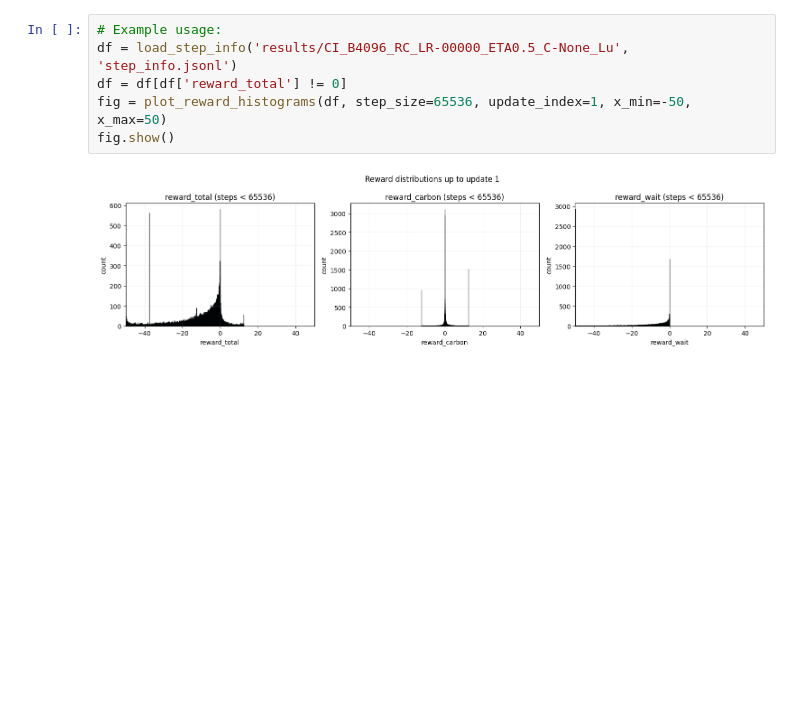
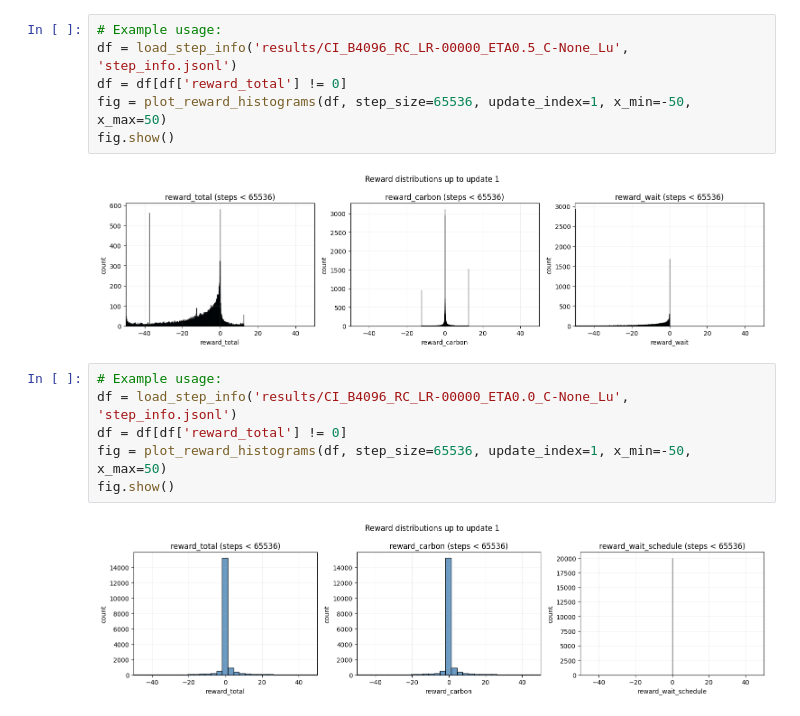
Before and after one commit to dadyownes15/green-hpc-scheduler, a Jupyter notebook: reward_analysis.ipynb, the cells around one changed output. Saved outputs shown, nothing was run; the diff lists cells and outputs as text; blank space fills up the shorter version.

Commit message:
updated reward setup

```diff
--- a/reward_analysis.ipynb
+++ b/reward_analysis.ipynb
@@ -122,3 +122,11 @@ fig = plot_reward_histograms(df, step_size=65536, update_index=1, x_min=-50, x_m
 fig.show()
 # %% [output]
 [figure]
+# %%
+# Example usage:
+df = load_step_info('results/CI_B4096_RC_LR-00000_ETA0.0_C-None_Lu', 'step_info.jsonl')
+df = df[df['reward_total'] != 0]
+fig = plot_reward_histograms(df, step_size=65536, update_index=1, x_min=-50, x_max=50)
+fig.show()
+# %% [output]
+[figure, added]
```
Also changed, not shown: 7 other files.
